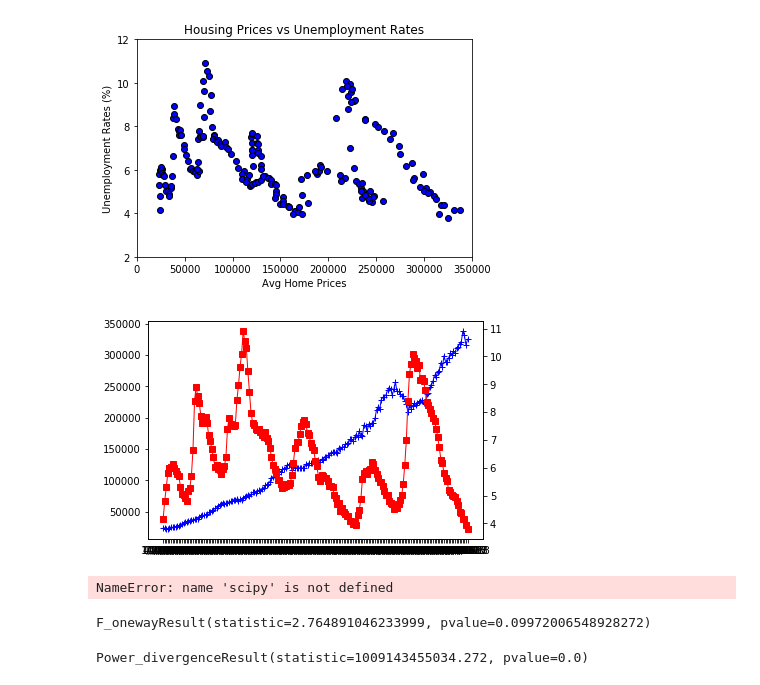
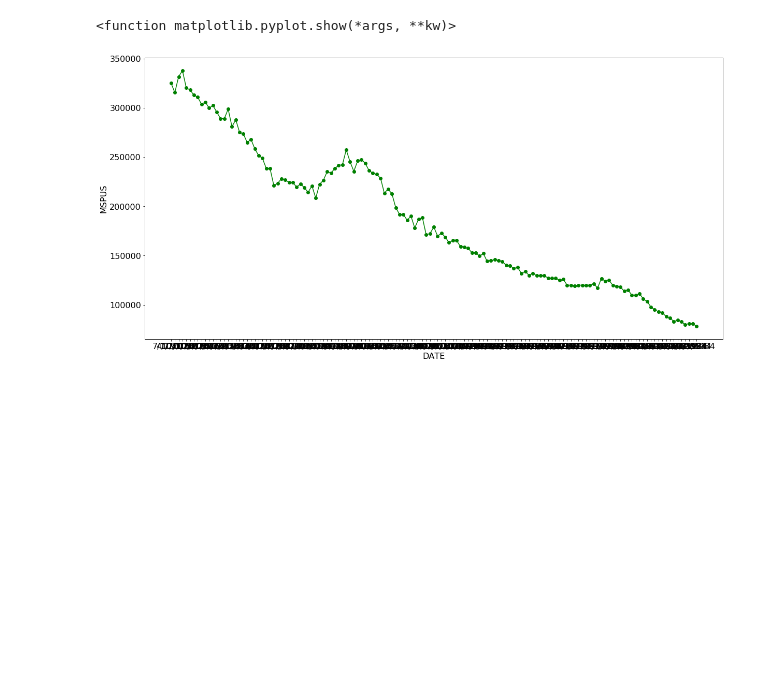
Before and after one commit to tmcbeth/Project-1---Group-3, a Jupyter notebook: REvsIndices.ipynb, the cells around one changed output. Drawn from its saved outputs; the diff is of its cells as text; code cells hidden in the pictures; blank space fills up the shorter version.

```diff
--- a/REvsIndices.ipynb
+++ b/REvsIndices.ipynb
@@ -62,46 +42,28 @@ US_housing_v_unemployment.head()
+# %%
+# plot graph of housing prices
+
+plt.rcParams["figure.figsize"]=[20,10]
+plt.rcParams["font.size"]=16
+
+fig1, ax1 = plt.subplots()
+
+ax1.set_xlabel("DATE")
+ax1.set_ylabel(y)
+
+data1 = combined_data["MSPUS"]
+x_axis1 = combined_data["DATE"]
+
+cost_trend = plt.plot(x_axis1,data1,color='g',marker = "o")
+
+plt.show
+# %% [output]
+<function matplotlib.pyplot.show(*args, **kw)>
+[figure, added]
 # %%
-housing = US_housing_v_unemployment["Avg Home Price"]
-unemployment = US_housing_v_unemployment["Unemployment Rate (%)"]
+#plt.scatter(x, y, marker="o", facecolors="blue", edgecolors="black")
+#plt.ylim(0, 1000)
+#plt.xlim(0, 350000)
 
-plt.scatter(housing, unemployment, marker="o", facecolors="blue", edgecolors="black")
-plt.ylim(2, 12)
-plt.xlim(0, 350000)
-
-plt.title("Housing Prices vs Unemployment Rates")
-plt.xlabel("Avg Home Prices")
-plt.ylabel("Unemployment Rates (%)")
-
-plt.show()
+#plt.title("Home Prices vs S&P 500")
+#plt.xlabel("Average Home Prices")
+#plt.ylabel("DATE")
-# %% [output]
-[figure, removed]
-# %%
-import pylab
-
-x = US_housing_v_unemployment["Date (Quarterly)"]
-y1 = US_housing_v_unemployment["Avg Home Price"]
-y2 = US_housing_v_unemployment["Unemployment Rate (%)"]
-
-#pylab.close('all')
-
-fig = pylab.figure()
-ax1 = fig.add_subplot(111)
-ax2 = ax1.twinx()
-
-ax1.plot(x_axis, y1, marker="+",color="blue", linewidth=1, label="Avg House Prices")
-ax2.plot(x_axis, y2, marker="s", color="Red", linewidth=1, label="Unemployment Rate (%)")
-
-fig.show()
-# %% [output]
-[figure, removed]
-# %%
-scipy.stats.ttest_ind(housing, unemployment, axis=0, equal_var=True, nan_policy='propagate')[source]
-# %% [output]
-NameError: name 'scipy' is not defined
-# %%
-stats.f_oneway(housing, unemployment)
-# %% [output]
-F_onewayResult(statistic=2.764891046233999, pvalue=0.09972006548928272)
-# %%
-stats.chisquare(US_housing_v_unemployment["Avg Home Price"], US_housing_v_unemployment["Unemployment Rate (%)"])
-# %% [output]
-Power_divergenceResult(statistic=1009143455034.272, pvalue=0.0)
```
Also changed, not shown: parts of 5 cells of this notebook, 4 other files.
